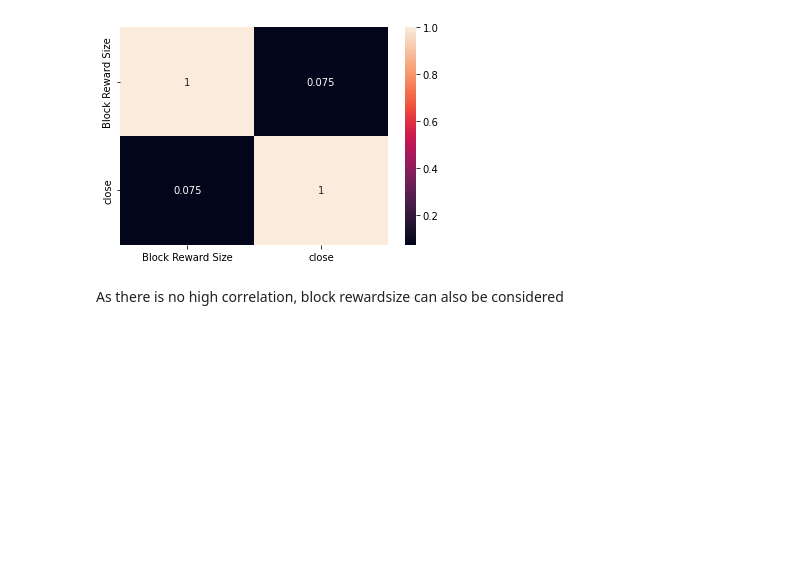
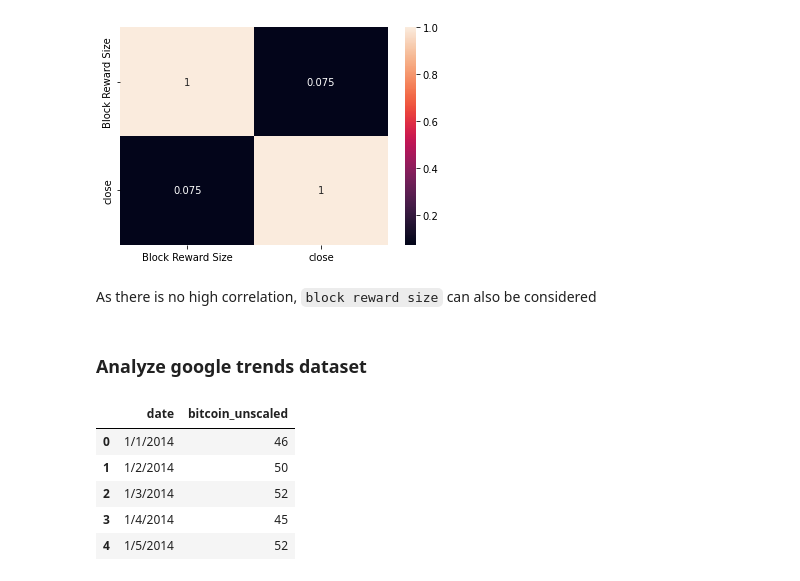
Before and after one commit to Ammar-Raneez/BitForecast, a Jupyter notebook: ml/notebooks/preprocessing/create_dataset.ipynb, the cells around one changed output. Cells and saved outputs as stored; diff of their text form; code cells hidden in the pictures; blank space fills up the shorter version.

```diff
--- a/ml/notebooks/preprocessing/create_dataset.ipynb
+++ b/ml/notebooks/preprocessing/create_dataset.ipynb
@@ -247,4 +247,16 @@ plt.show()
 # %% [output]
 [figure]
 # %% [markdown]
-As there is no high correlation, block rewardsize can also be considered
+As there is no high correlation, `block reward size` can also be considered
+# %% [markdown]
+### Analyze google trends dataset
+# %%
+gtrends = pd.read_csv(TRENDS_DATA)
+gtrends.head()
+# %% [output]
+|  | date | bitcoin_unscaled |
+| 0 | 1/1/2014 | 46 |
+| 1 | 1/2/2014 | 50 |
+| 2 | 1/3/2014 | 52 |
+| 3 | 1/4/2014 | 45 |
+| 4 | 1/5/2014 | 52 |
```
Also changed, not shown: parts of 7 cells of this notebook, 1 other file.
